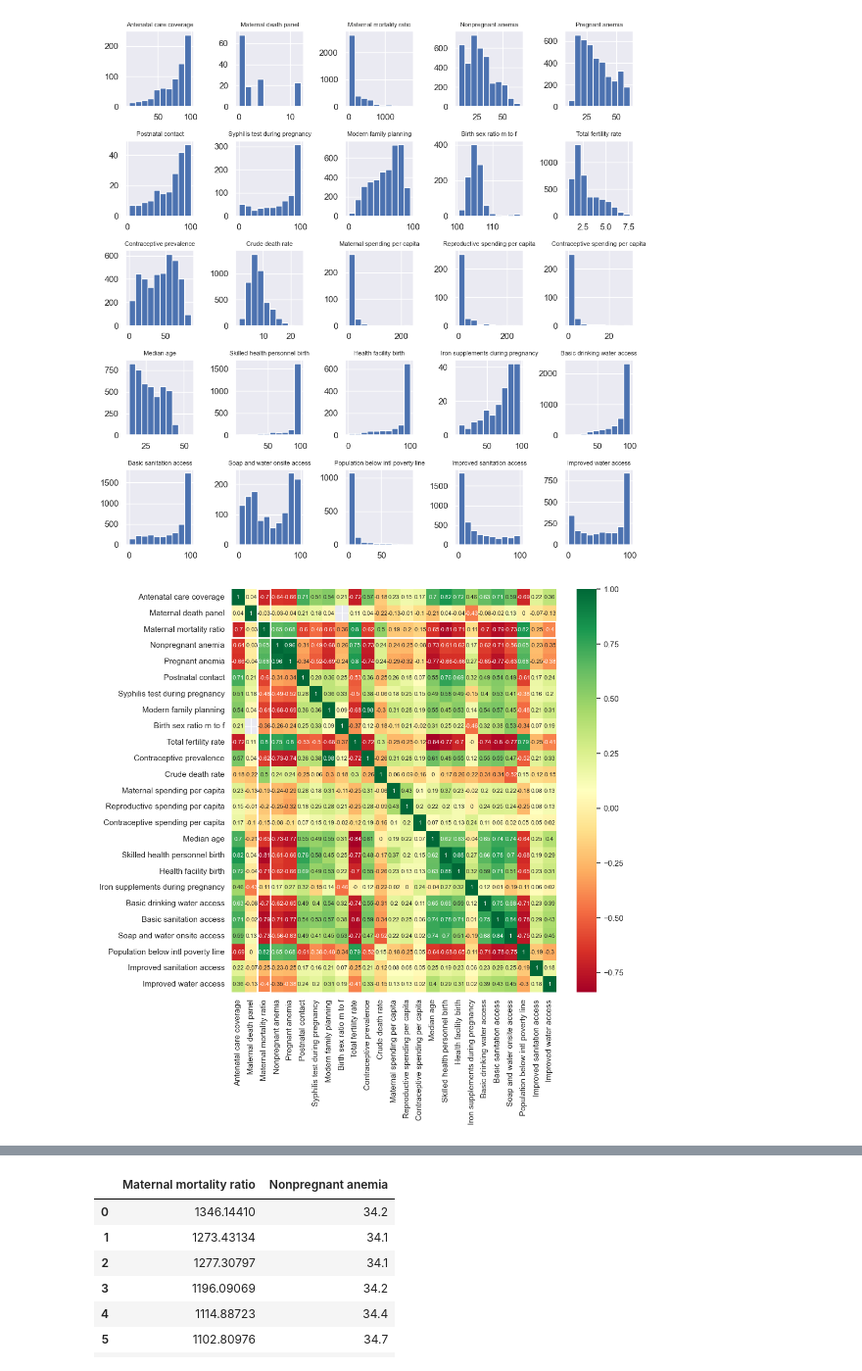
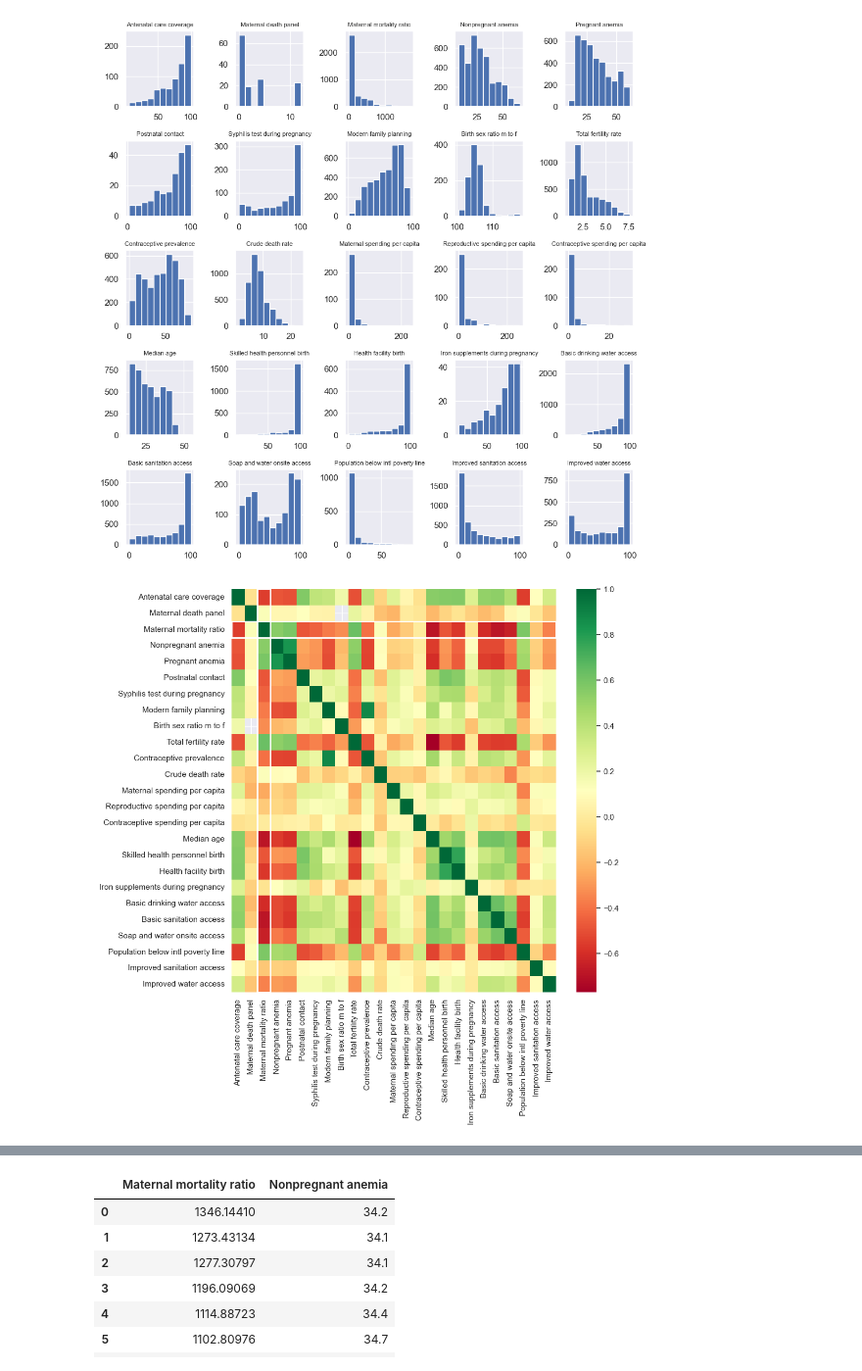
Before and after one commit to mangocrush/whomaternal, a Jupyter notebook: WHOproject.ipynb, the cells around one changed output, grey strips where cells are left out. Shown at 98% size. Cells and saved outputs as stored; diff of their text form; code cells hidden in the pictures.

```diff
--- a/WHOproject.ipynb
+++ b/WHOproject.ipynb
@@ -350,20 +354,22 @@ plt.show()
 [figure]
 # %%
 sns.set(rc={'figure.figsize':(10, 10)})
-matrix = dfcorr.corr().round(2)
-plt_1 = sns.heatmap(matrix, annot=True, annot_kws={"size": 8}, cmap=plt.get_cmap('RdYlGn'))
+matrix = dfcorr.corr(method='kendall').round(2)
+# Chose Kendall method over the default Pearson due to none of the data being normally distributed
+plt_1 = sns.heatmap(matrix, annot=False, cmap=plt.get_cmap('RdYlGn'))
+# I ended up not wanting the corr coefficients in the heatmap: `annot=True, annot_kws={"size": 8}, `
 # plt_1 = plt.figure(figsize=(15, 15))
 plt.axvline(x=2, linewidth=2, color='w')
 plt.axvline(x=3, linewidth=2, color='w')
 plt.axhline(y=0, xmin=0.08, xmax=0.12, linewidth=2, color='w')
 plt.axhline(y=25, xmin=0.08, xmax=0.12, linewidth=2, color='w')
 plt.axhline(y=2, linewidth=2, color='w')
 plt.axhline(y=3, linewidth=2, color='w')
 plt.axvline(x=0, ymin=0.88, ymax=0.92, linewidth=2, color='w')
 plt.axvline(x=25, ymin=0.88, ymax=0.92, linewidth=2, color='w')
 plt.show()
 # %% [output]
-[figure, old version]
+[figure, new version]
 # %% [markdown]
 I've highlighted the maternal mortality ratio squares with a white border. There is a hole for maternal death panel and birth sex ratio because birth sex ratio was only polled every 5 years on years divisible by 5 and maternal death panel was only taken in 2018.
 
```
Also changed, not shown: parts of 32 cells of this notebook.
